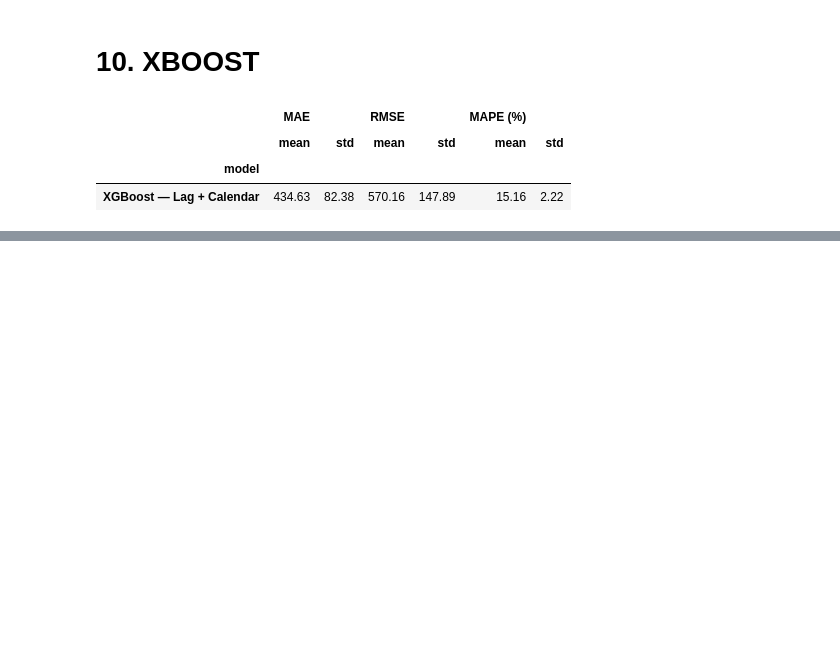
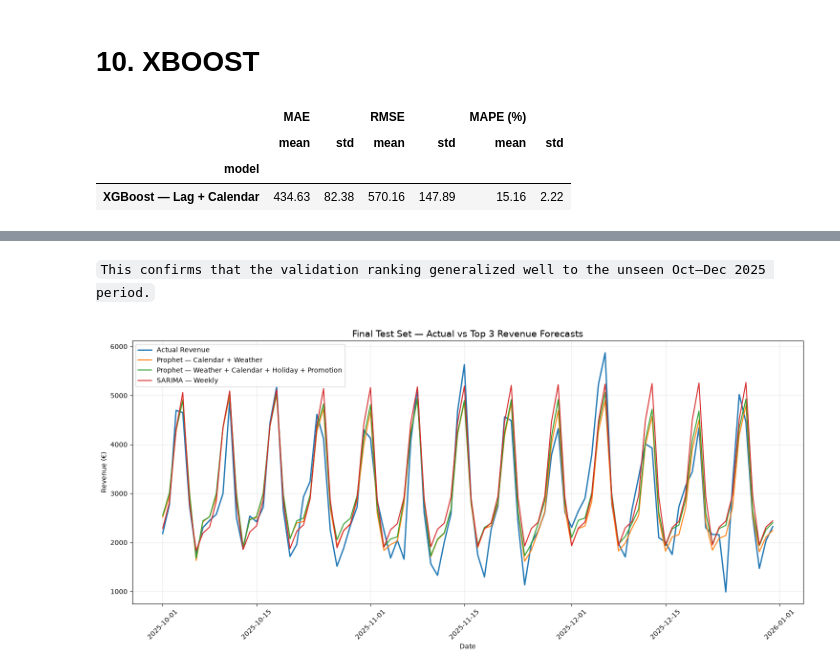
Before and after one commit to satish-shrestha-4u/restrodine-restaurant-intelligence, a Jupyter notebook: notebooks/03_revenue_forecasting.ipynb, the cells around one changed output, grey strips where cells are left out. Saved outputs shown, nothing was run; the diff lists cells and outputs as text; code cells hidden in the pictures; blank space fills up the shorter version.

````diff
--- a/notebooks/03_revenue_forecasting.ipynb
+++ b/notebooks/03_revenue_forecasting.ipynb
@@ -1306,0 +1801,57 @@ weather_folds.groupby("model")[["MAE", "RMSE", "MAPE (%)"]].agg(["mean", "std"])
+# %% [markdown]
+```This confirms that the validation ranking generalized well to the unseen Oct–Dec 2025 period.```
+# %%
+# ============================================================
+# Visualisation — ACTUAL VS TOP 3 FORECASTS
+# ============================================================
+
+import matplotlib.pyplot as plt
+
+plt.figure(figsize=(15, 7))
+
+# Actual revenue
+plt.plot(
+    test["date"],
+    test["revenue"],
+    label="Actual Revenue",
+    linewidth=2
+)
+
+# Model 1 — selected model
+plt.plot(
+    test["date"],
+    test_pred_prophet_weather,
+    label="Prophet — Calendar + Weather"
+)
+
+# Model 2
+plt.plot(
+    test["date"],
+    test_pred_prophet_full,
+    label="Prophet — Weather + Calendar + Holiday + Promotion"
+)
+
+# Model 3
+plt.plot(
+    test["date"],
+    test_pred_sarima,
+    label="SARIMA — Weekly"
+)
+
+plt.title(
+    "Final Test Set — Actual vs Top 3 Revenue Forecasts",
+    fontsize=14
+)
+
+plt.xlabel("Date")
+plt.ylabel("Revenue (€)")
+
+plt.legend()
+plt.xticks(rotation=45)
+
+plt.grid(alpha=0.25)
+plt.tight_layout()
+
+plt.show()
+# %% [output]
+[figure, added]
````
Also changed, not shown: parts of 47 cells of this notebook.
